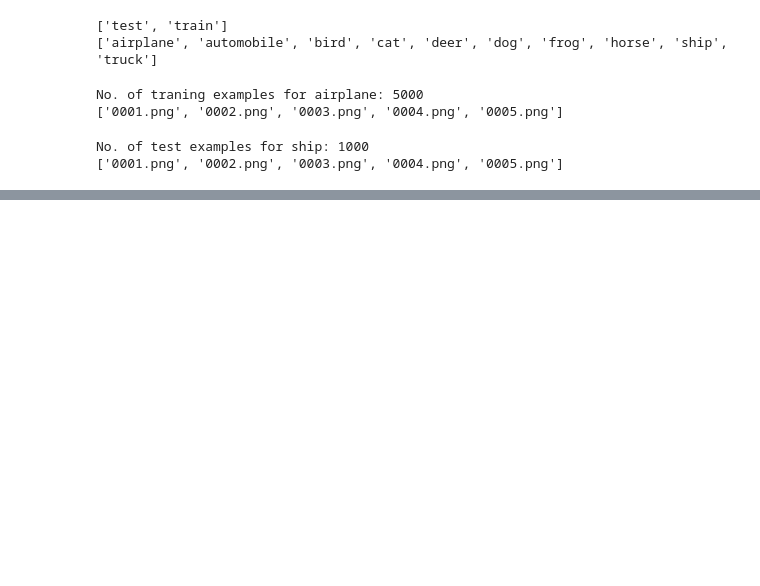
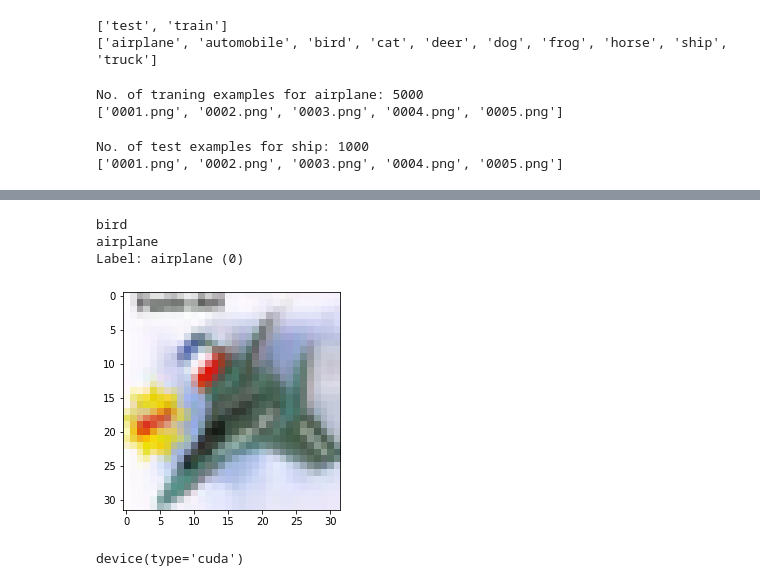
Before and after one commit to still-n0thing/learning-pytorch, a Jupyter notebook: 05/05a.ipynb, the cells around one changed output, grey strips where cells are left out. Drawn from its saved outputs; the diff is of its cells as text; code cells hidden in the pictures; blank space fills up the shorter version.

```diff
--- a/05/05a.ipynb
+++ b/05/05a.ipynb
@@ -51,0 +170,25 @@ dataset = ImageFolder(data_dir + '/train', transform=ToTensor())
+# %%
+model = nn.Sequential(
+    nn.Conv2d(3, 16, kernel_size=3, stride=1, padding=1),
+    nn.ReLU(),
+    nn.MaxPool2d(2, 2), # output: bs x 16 x 16 x 16
+
+    nn.Conv2d(16, 16, kernel_size=3, stride=1, padding=1),
+    nn.ReLU(),
+    nn.MaxPool2d(2, 2), # output: bs x 16 x 8 x 8
+
+    nn.Conv2d(16, 16, kernel_size=3, stride=1, padding=1),
+    nn.ReLU(),
+    nn.MaxPool2d(2, 2), # output: bs x 16 x 4 x 4
+
+    nn.Conv2d(16, 16, kernel_size=3, stride=1, padding=1),
+    nn.ReLU(),
+    nn.MaxPool2d(2, 2), # output: bs x 16 x 2 x 2
+
+    nn.Conv2d(16, 16, kernel_size=3, stride=1, padding=1),
+    nn.ReLU(),
+    nn.MaxPool2d(2, 2), # output: bs x 16 x 1 x 1
+
+    nn.Flatten(), # output: bs x 16
+    nn.Linear(16, 10) # output: bs x 10
+)
@@ -51,0 +207,11 @@ dataset = ImageFolder(data_dir + '/train', transform=ToTensor())
+# %%
+probs = (F.softmax(out[0], dim=0))
+# torch.sum(probs), probs
+print(dataset.classes[torch.argmax(probs, dim=0)])
+print(dataset.classes[labels[0]])
+show_example(images[0], labels[0])
+# %% [output]
+bird
+airplane
+Label: airplane (0)
+[figure, added]
@@ -51,0 +246,5 @@ dataset = ImageFolder(data_dir + '/train', transform=ToTensor())
+# %%
+device = get_default_device()
+device
+# %% [output]
+device(type='cuda')
```
Also changed, not shown: parts of 37 cells of this notebook, 2 other files.
